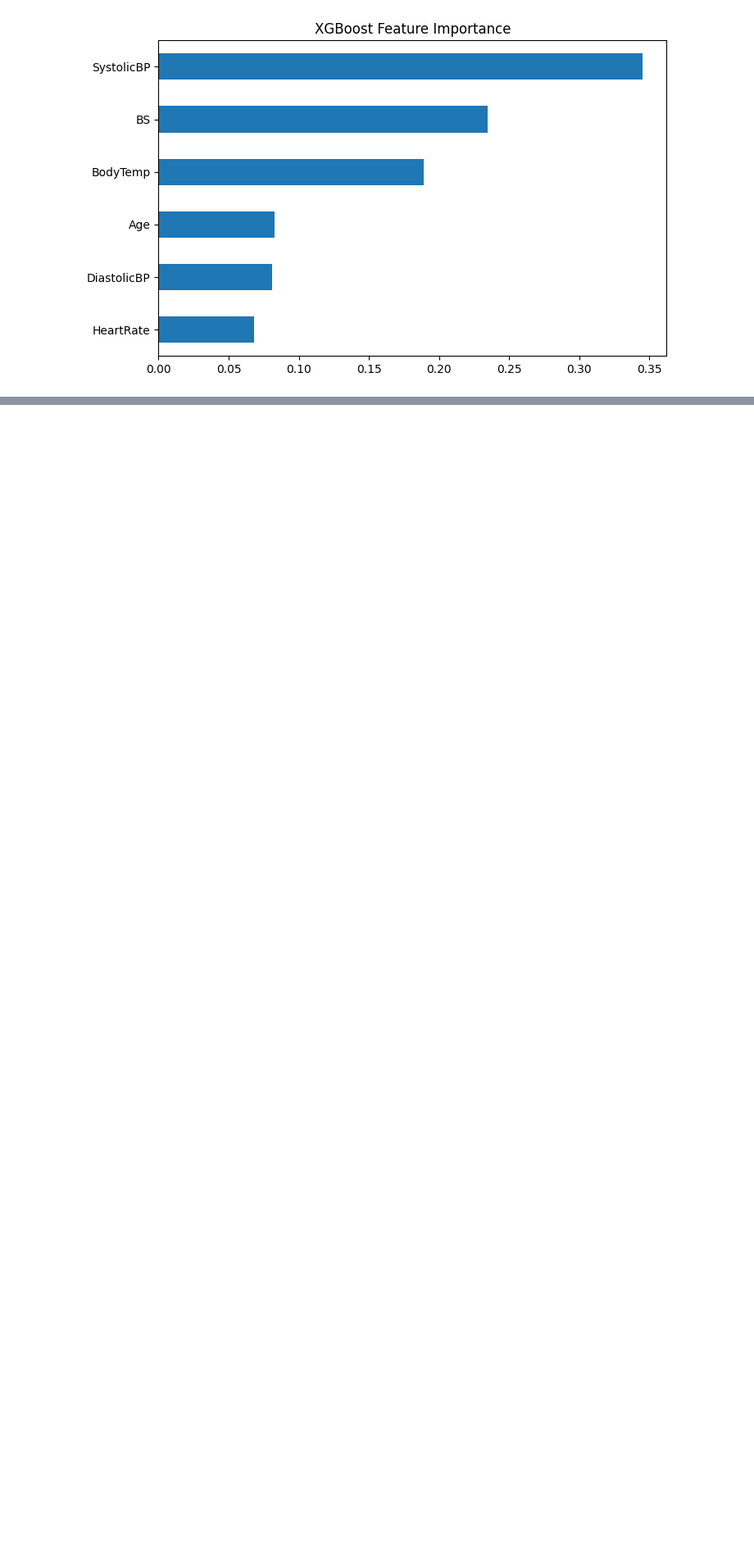
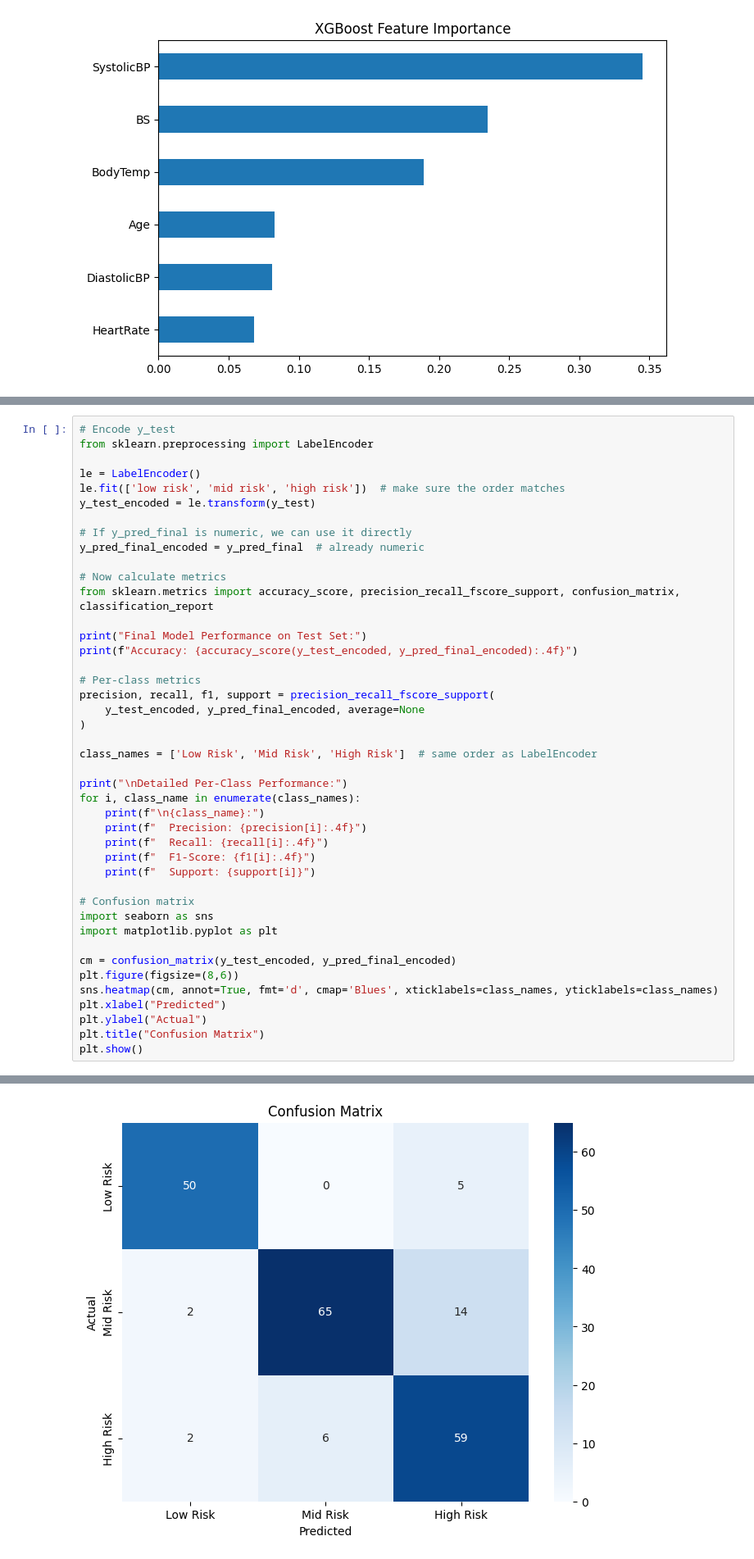
Before and after one commit to Joy-Dorcas/MATERNAL-HEALTH-RISK, a Jupyter notebook: code.ipynb, the cells around one changed output, grey strips where cells are left out. Shown at 82% size. Cells and saved outputs as stored; diff of their text form; blank space fills up the shorter version.

```diff
--- a/code.ipynb
+++ b/code.ipynb
@@ -258,0 +399,44 @@ plt.show()
+# %%
+# Encode y_test
+from sklearn.preprocessing import LabelEncoder
+
+le = LabelEncoder()
+le.fit(['low risk', 'mid risk', 'high risk'])  # make sure the order matches
+y_test_encoded = le.transform(y_test)
+
+# If y_pred_final is numeric, we can use it directly
+y_pred_final_encoded = y_pred_final  # already numeric
+
+# Now calculate metrics
+from sklearn.metrics import accuracy_score, precision_recall_fscore_support, confusion_matrix, classification_report
+
+print("Final Model Performance on Test Set:")
+print(f"Accuracy: {accuracy_score(y_test_encoded, y_pred_final_encoded):.4f}")
+
+# Per-class metrics
+precision, recall, f1, support = precision_recall_fscore_support(
+    y_test_encoded, y_pred_final_encoded, average=None
+)
+
+class_names = ['Low Risk', 'Mid Risk', 'High Risk']  # same order as LabelEncoder
+
+print("\nDetailed Per-Class Performance:")
+for i, class_name in enumerate(class_names):
+    print(f"\n{class_name}:")
+    print(f"  Precision: {precision[i]:.4f}")
+    print(f"  Recall: {recall[i]:.4f}")
+    print(f"  F1-Score: {f1[i]:.4f}")
+    print(f"  Support: {support[i]}")
+
+# Confusion matrix
+import seaborn as sns
+import matplotlib.pyplot as plt
+
+cm = confusion_matrix(y_test_encoded, y_pred_final_encoded)
+plt.figure(figsize=(8,6))
+sns.heatmap(cm, annot=True, fmt='d', cmap='Blues', xticklabels=class_names, yticklabels=class_names)
+plt.xlabel("Predicted")
+plt.ylabel("Actual")
+plt.title("Confusion Matrix")
+plt.show()
+# %% [output]
@@ -258,0 +460 @@ plt.show()
+[figure, added]
```
Also changed, not shown: parts of 9 cells of this notebook.
